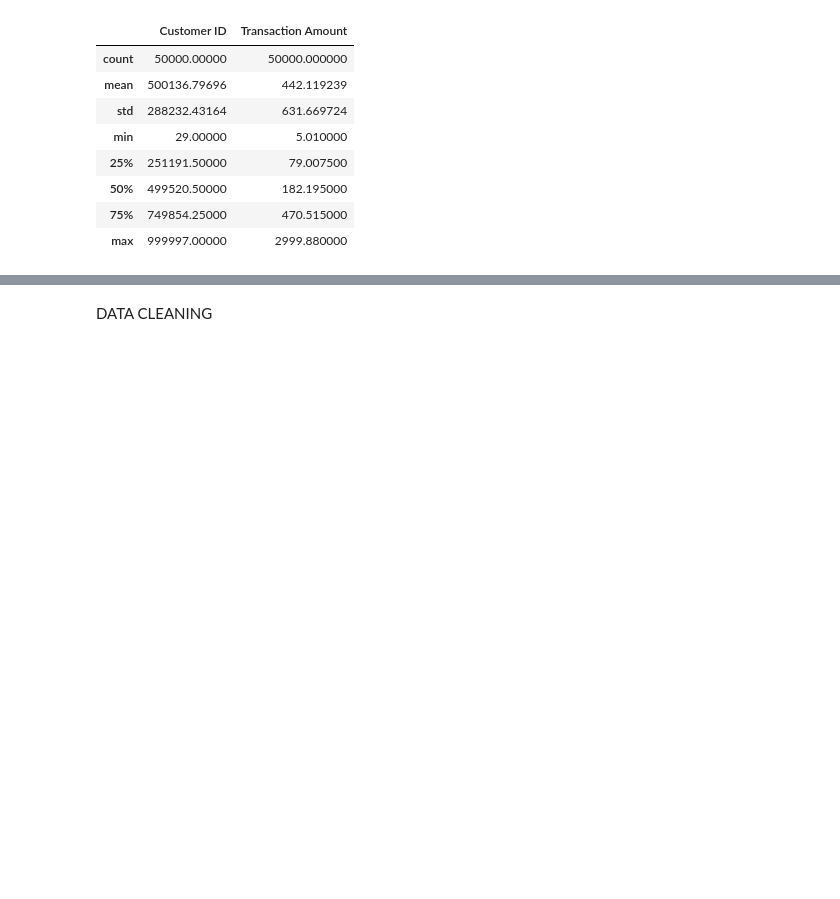
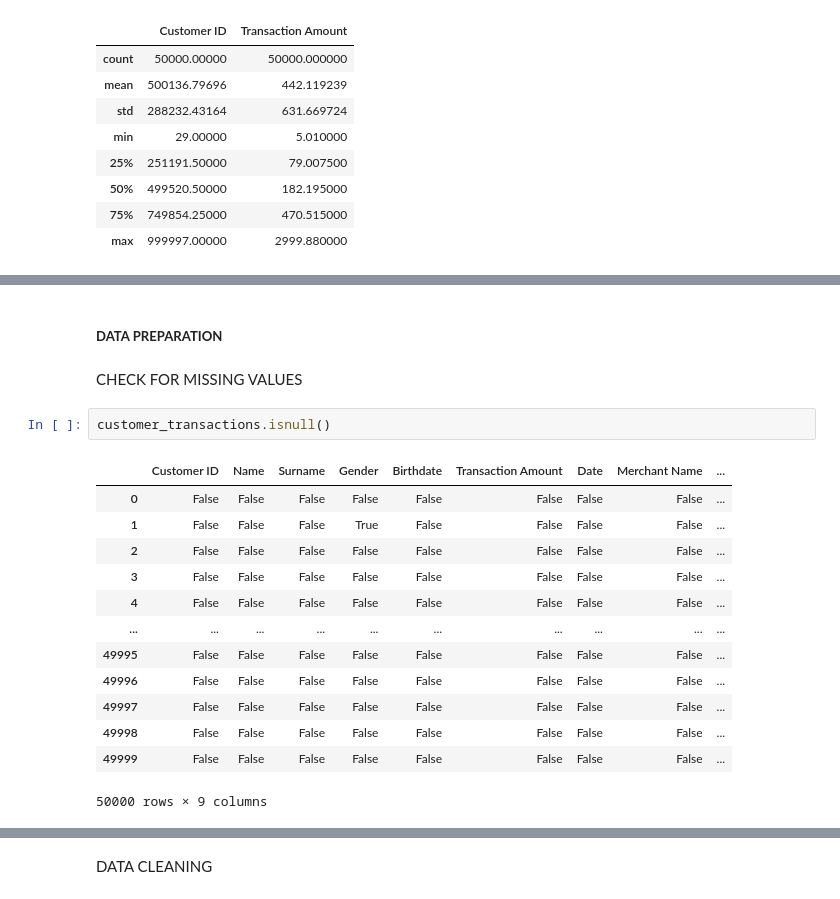
Before and after one commit to kwabenaboateng/CUSTOMER-TRANSACTIONS, a Jupyter notebook: Customer Transactions.ipynb, the cells around one changed output, grey strips where cells are left out. Saved outputs shown, nothing was run; the diff lists cells and outputs as text; blank space fills up the shorter version.

```diff
--- a/Customer Transactions.ipynb
+++ b/Customer Transactions.ipynb
@@ -121,0 +124,20 @@ customer_transactions.describe()
+# %% [markdown]
+##### <b>DATA PREPARATION</b>
+# %% [markdown]
+CHECK FOR MISSING VALUES
+# %%
+customer_transactions.isnull()
+# %% [output]
+|  | Customer ID | Name | Surname | Gender | Birthdate | Transaction Amount | Date | Merchant Name | ... |
+| 0 | False | False | False | False | False | False | False | False | ... |
+| 1 | False | False | False | True | False | False | False | False | ... |
+| 2 | False | False | False | False | False | False | False | False | ... |
+| 3 | False | False | False | False | False | False | False | False | ... |
+| 4 | False | False | False | False | False | False | False | False | ... |
+| ... | ... | ... | ... | ... | ... | ... | ... | ... | ... |
+| 49995 | False | False | False | False | False | False | False | False | ... |
+| 49996 | False | False | False | False | False | False | False | False | ... |
+| 49997 | False | False | False | False | False | False | False | False | ... |
+| 49998 | False | False | False | False | False | False | False | False | ... |
+| 49999 | False | False | False | False | False | False | False | False | ... |
+50000 rows × 9 columns
```
Also changed, not shown: parts of 37 cells of this notebook.
